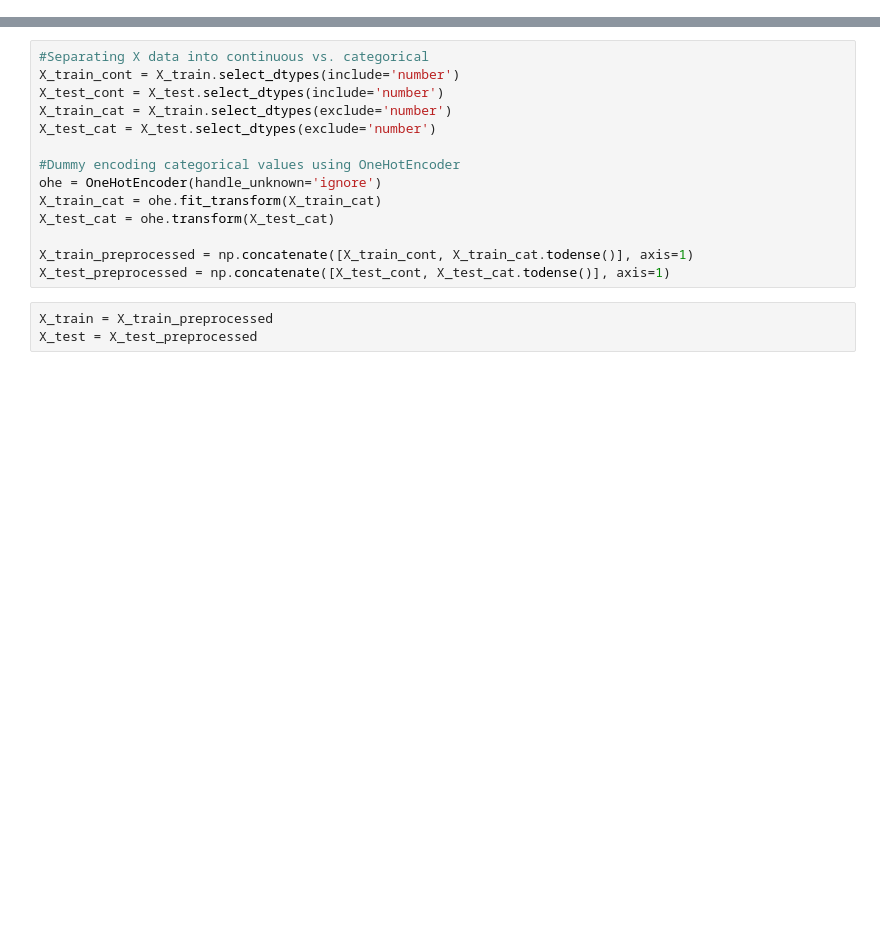
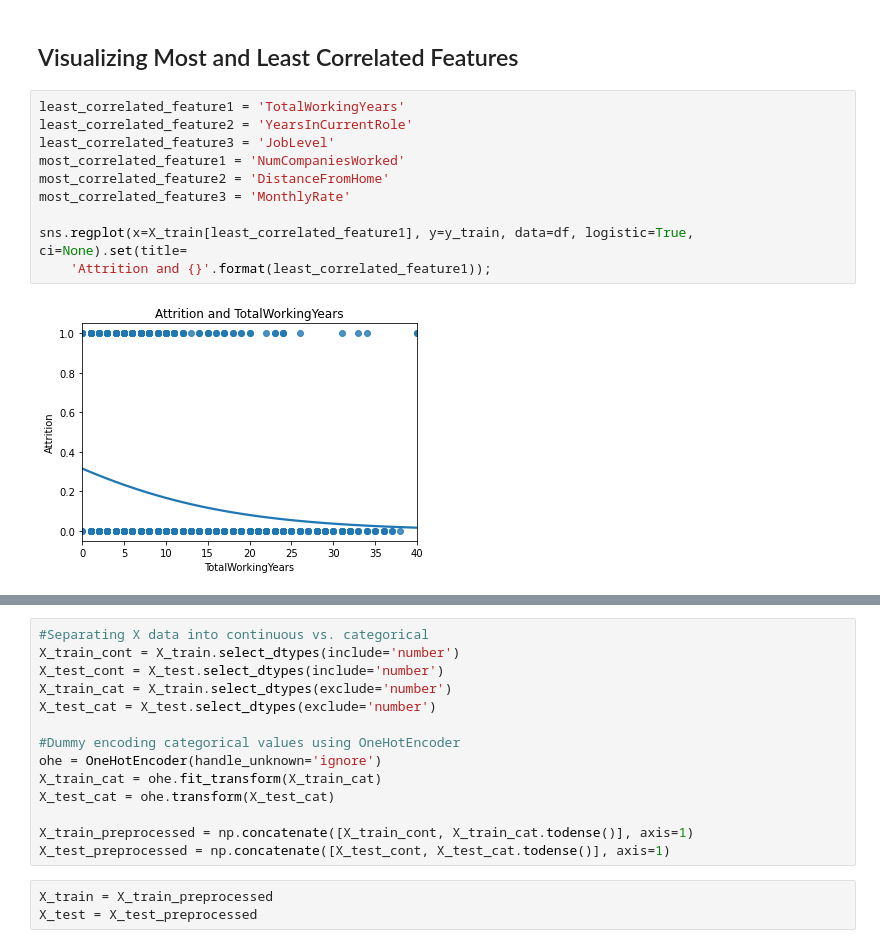
Before and after one commit to clarkkon/IBM-Employee-Attrition-Logistic-Regression, a Jupyter notebook: index.ipynb, the cells around one changed output, grey strips where cells are left out. Saved outputs shown, nothing was run; the diff lists cells and outputs as text; blank space fills up the shorter version.

```diff
--- a/index.ipynb
+++ b/index.ipynb
@@ -137,0 +204,14 @@ X_train, X_test, y_train, y_test = train_test_split(X, y, random_state=42)
+# %% [markdown]
+## Visualizing Most and Least Correlated Features
+# %%
+least_correlated_feature1 = 'TotalWorkingYears'
+least_correlated_feature2 = 'YearsInCurrentRole'
+least_correlated_feature3 = 'JobLevel'
+most_correlated_feature1 = 'NumCompaniesWorked'
+most_correlated_feature2 = 'DistanceFromHome'
+most_correlated_feature3 = 'MonthlyRate'
+
+sns.regplot(x=X_train[least_correlated_feature1], y=y_train, data=df, logistic=True, ci=None).set(title=
+    'Attrition and {}'.format(least_correlated_feature1));
+# %% [output]
+[figure, added]
```
Also changed, not shown: parts of 58 cells of this notebook.
